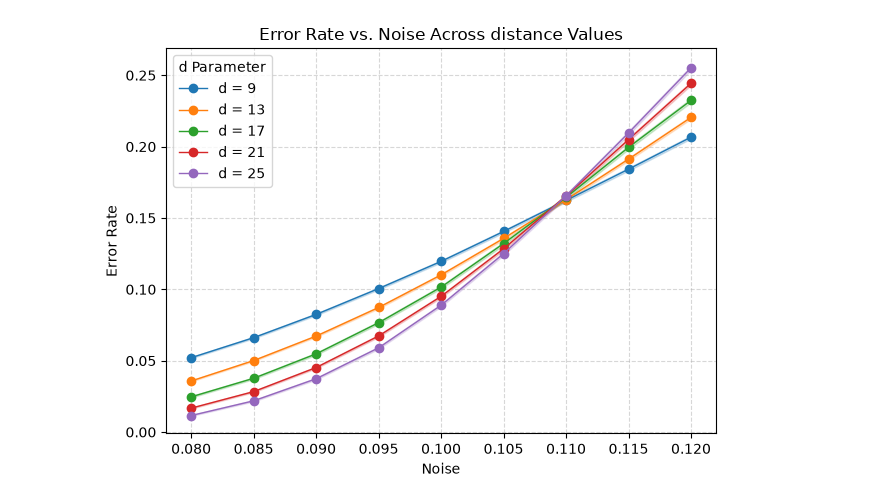
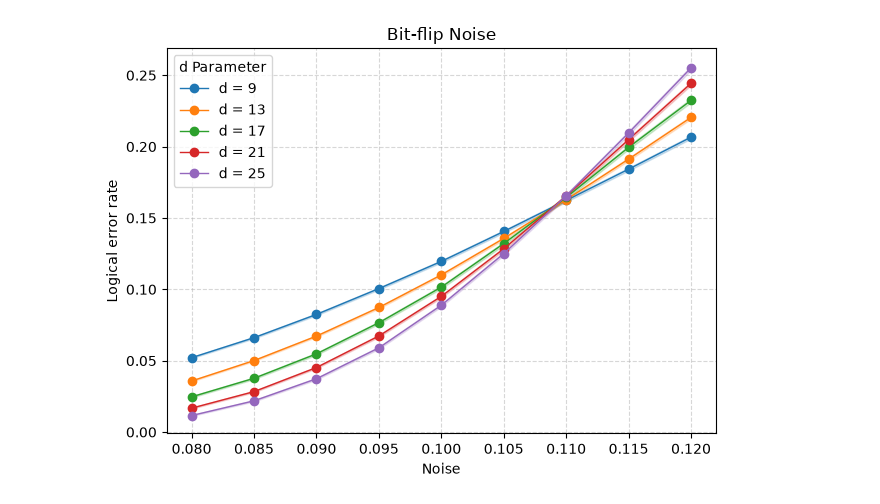
Before and after one commit to sou-27/Tensor-Network-Decoder, a Jupyter notebook: Run_scripts/analyse_thresholds.ipynb, the cells around one changed output. Cells and saved outputs as stored; diff of their text form; code cells hidden in the pictures.

```diff
--- a/Run_scripts/analyse_thresholds.ipynb
+++ b/Run_scripts/analyse_thresholds.ipynb
@@ -17,26 +17,26 @@ df_sorted = df.sort_values(by = ["d", "noise"])
 # %%
 for d_val, sub_df in df_sorted.groupby("d"):
     line, = plt.plot(
         sub_df["noise"],
         sub_df["error_rate"],
         marker="o",
         linewidth=1,
         label=f"d = {d_val}"
     )
     plt.fill_between(
         sub_df["noise"],
         sub_df["ci_low"],
         sub_df["ci_high"],
         color=line.get_color(),
         alpha=0.2  # Transparency for confidence region
     )
 
 plt.xlabel("Noise")
-plt.ylabel("Error Rate")
-plt.title("Error Rate vs. Noise Across distance Values")
+plt.ylabel("Logical error rate")
+plt.title("Bit-flip Noise")
 plt.grid(True, linestyle="--", alpha=0.5)
 plt.legend(title="d Parameter")
 plt.tight_layout()
 plt.show()
 # %% [output]
-[figure, old version]
+[figure, new version]
```
Also changed, not shown: parts of 3 cells of this notebook, 12 other files.
